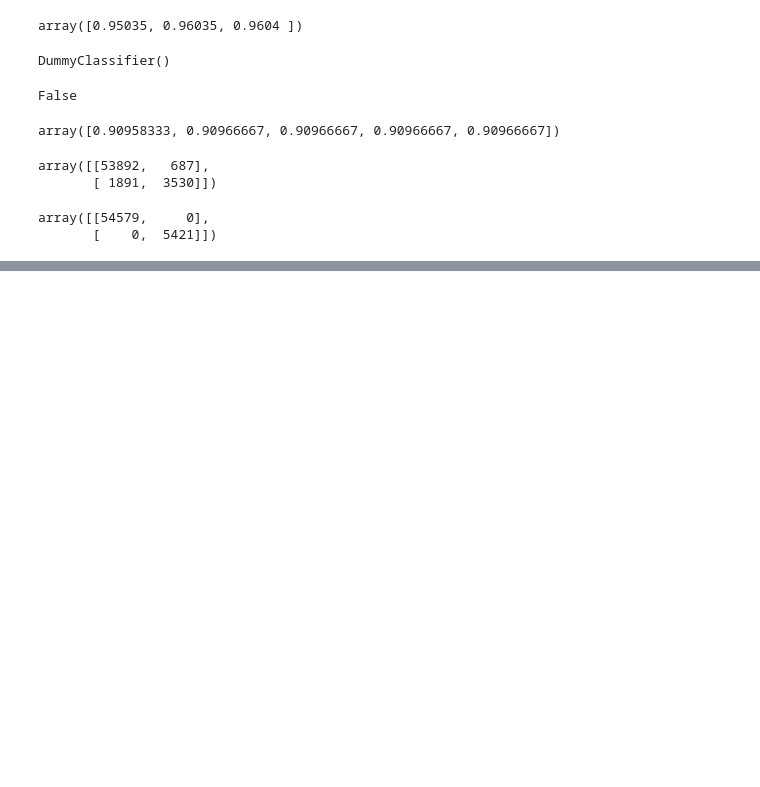
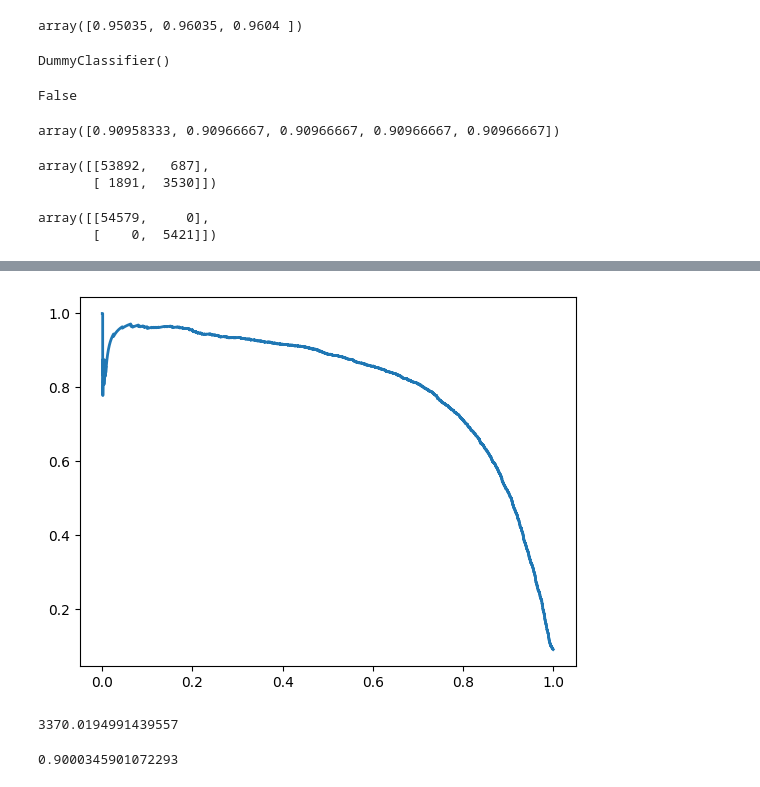
Before and after one commit to hoipranav/Classification, a Jupyter notebook: Untitled0.ipynb, the cells around one changed output, grey strips where cells are left out. Cells and saved outputs as stored; diff of their text form; code cells hidden in the pictures; blank space fills up the shorter version.

```diff
--- a/Untitled0.ipynb
+++ b/Untitled0.ipynb
@@ -107,0 +173,5 @@ array([[54579,     0],
+# %%
+plt.plot(recall, precisions, linewidth=2, label="Precision/Recall Curve")
+plt.show()
+# %% [output]
+[figure, added]
@@ -107,0 +182,4 @@ array([[54579,     0],
+# %%
+threshold_for_90_precision
+# %% [output]
+3370.0194991439557
@@ -107,0 +188,4 @@ array([[54579,     0],
+# %%
+precision_score(y_train_5, y_train_pred_90)
+# %% [output]
+0.9000345901072293
```
Also changed, not shown: parts of 24 cells of this notebook.
